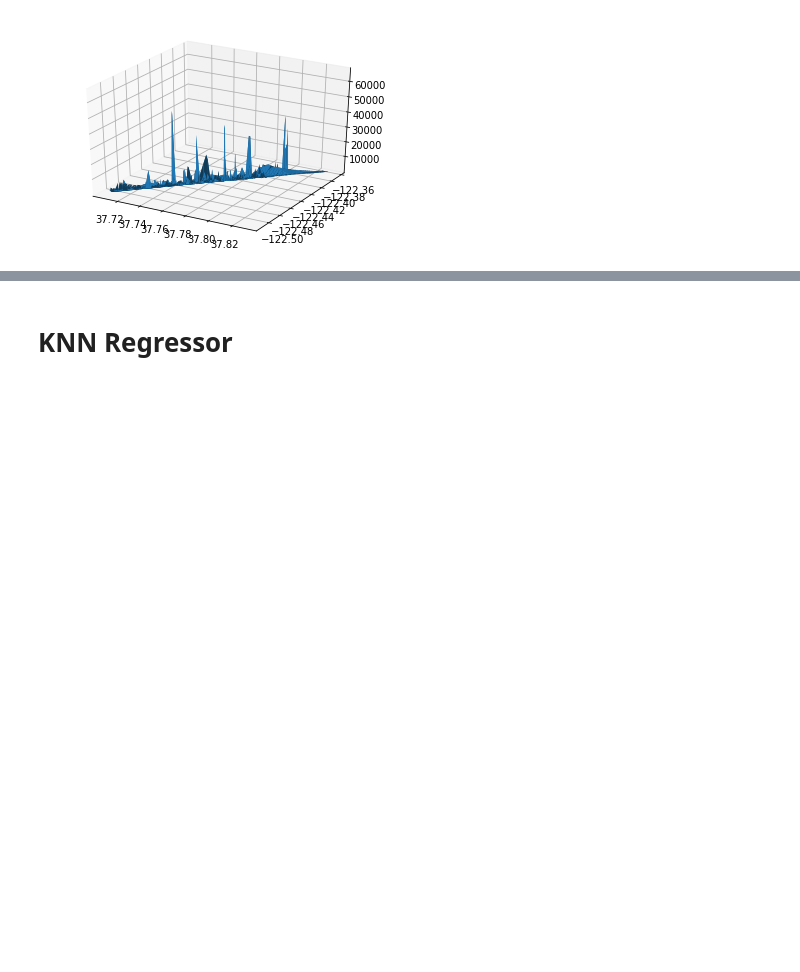
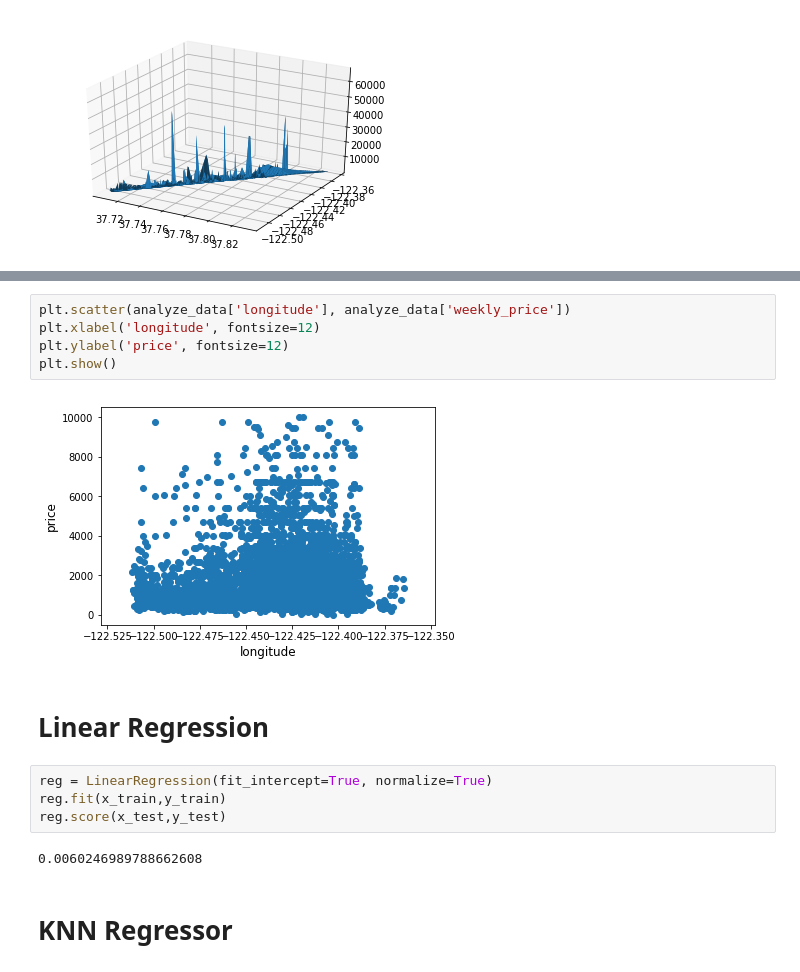
Before and after one commit to esimran/Capital-One-MSF17-, a Jupyter notebook: data_analysis.ipynb, the cells around one changed output, grey strips where cells are left out. Drawn from its saved outputs; the diff is of its cells as text; blank space fills up the shorter version.

```diff
--- a/data_analysis.ipynb
+++ b/data_analysis.ipynb
@@ -117,3 +138,18 @@ plt.show()
+# %%
+plt.scatter(analyze_data['longitude'], analyze_data['weekly_price'])
+plt.xlabel('longitude', fontsize=12)
+plt.ylabel('price', fontsize=12)
+plt.show()
+# %% [output]
+[figure, added]
+# %% [markdown]
+# Linear Regression
+# %%
+reg = LinearRegression(fit_intercept=True, normalize=True)
+reg.fit(x_train,y_train)
+reg.score(x_test,y_test)
+# %% [output]
+0.0060246989788662608
 # %% [markdown]
 # KNN Regressor
 # %%
```
Also changed, not shown: parts of 15 cells of this notebook, 1 other file.
